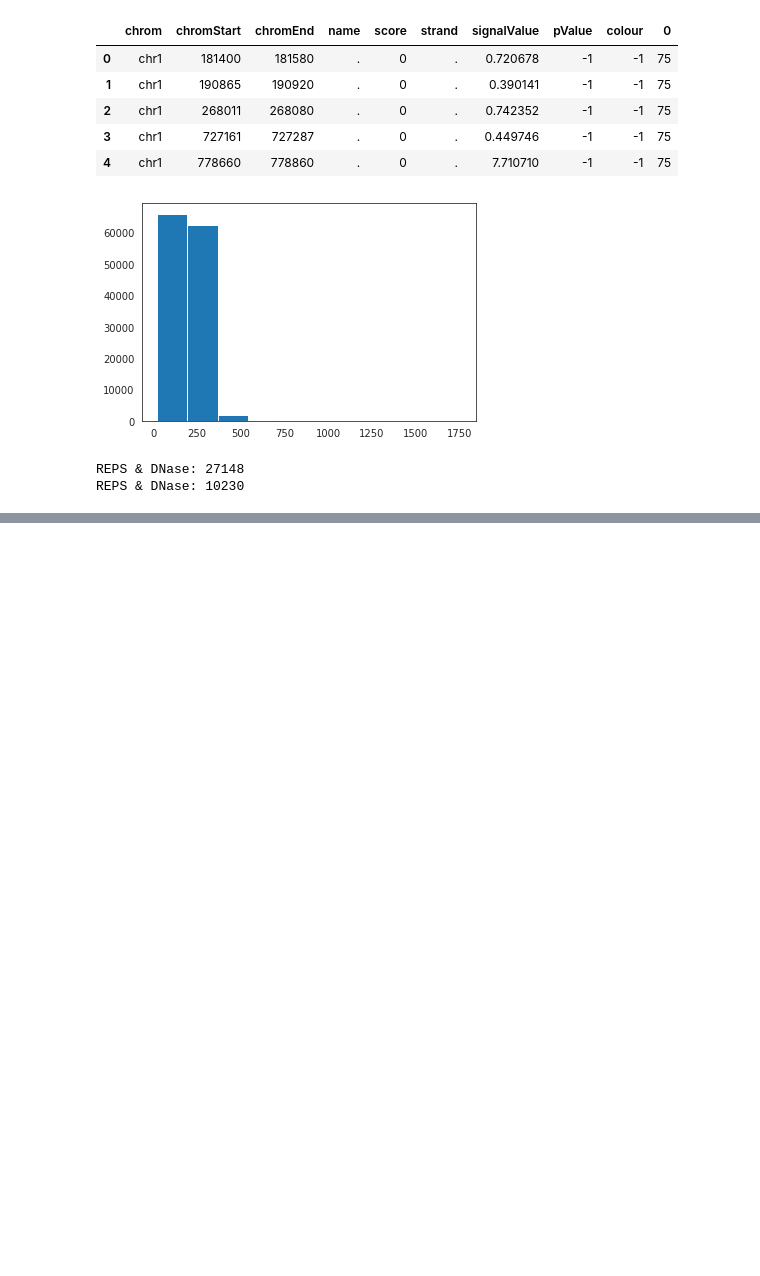
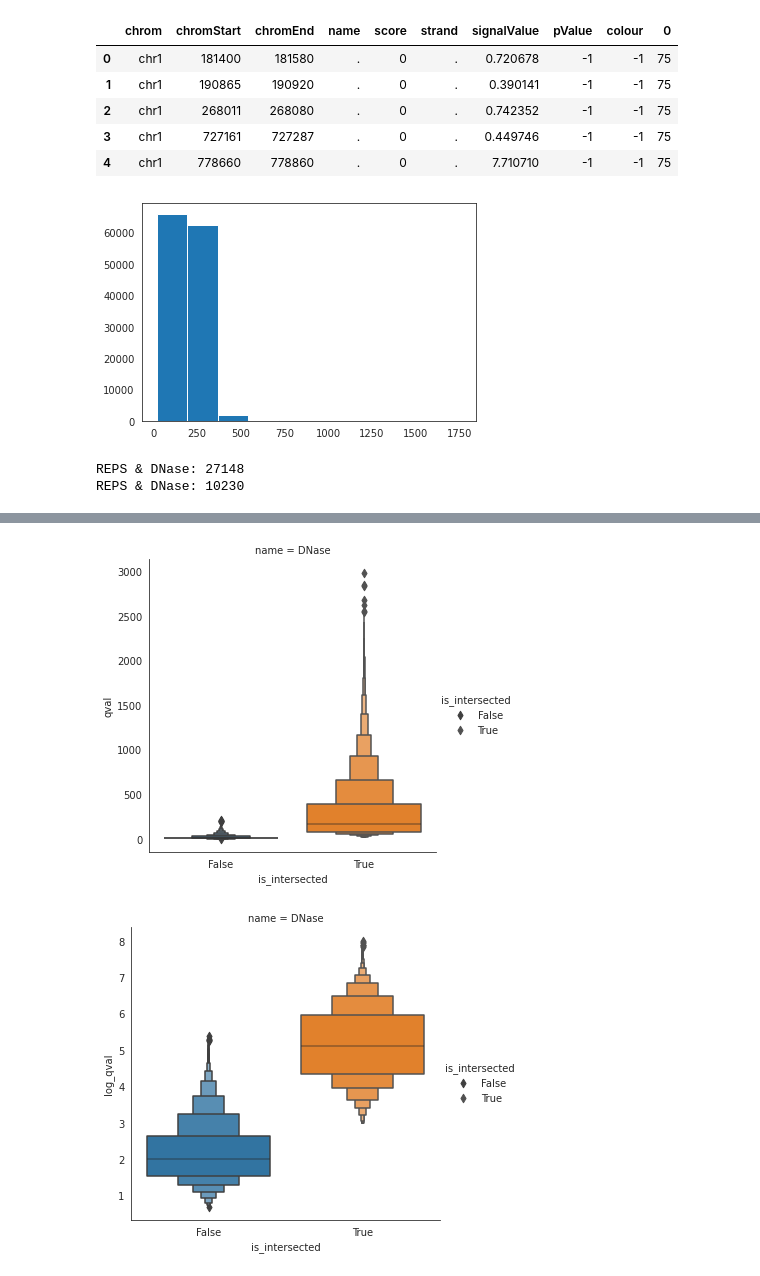
Before and after one commit to vessemer/BCG, a Jupyter notebook: IPython/ChIP.ipynb, the cells around one changed output, grey strips where cells are left out. Saved outputs shown, nothing was run; the diff lists cells and outputs as text; code cells hidden in the pictures; blank space fills up the shorter version.

```diff
--- a/IPython/ChIP.ipynb
+++ b/IPython/ChIP.ipynb
@@ -511,3 +468,7 @@ dnase.head()
 # %% [output]
 REPS & DNase: 27148
 REPS & DNase: 10230
+# %%
+names = [ 'DNase' ]
+qvals = us.get_qvals(names, True)
+qvals.head()
@@ -513,0 +482,13 @@ REPS & DNase: 10230
+# %%
+g = sns.FacetGrid(qvals, col="name", hue="is_intersected", height=5, aspect=1)
+g.map(sns.boxenplot, "is_intersected", "qval", order=[False, True])
+g.add_legend();
+plt.savefig(config.PATHS.ASSETS/'dnase_qval_intersect.png')
+
+g = sns.FacetGrid(qvals, col="name", hue="is_intersected", height=5, aspect=1)
+g.map(sns.boxenplot, "is_intersected", "log_qval", order=[False, True])
+g.add_legend();
+plt.savefig(config.PATHS.ASSETS/'log_dnase_qval_intersect.png')
+# %% [output]
+[figure, added]
+[figure, added]
```
Also changed, not shown: parts of 14 cells of this notebook, 4 other files.
